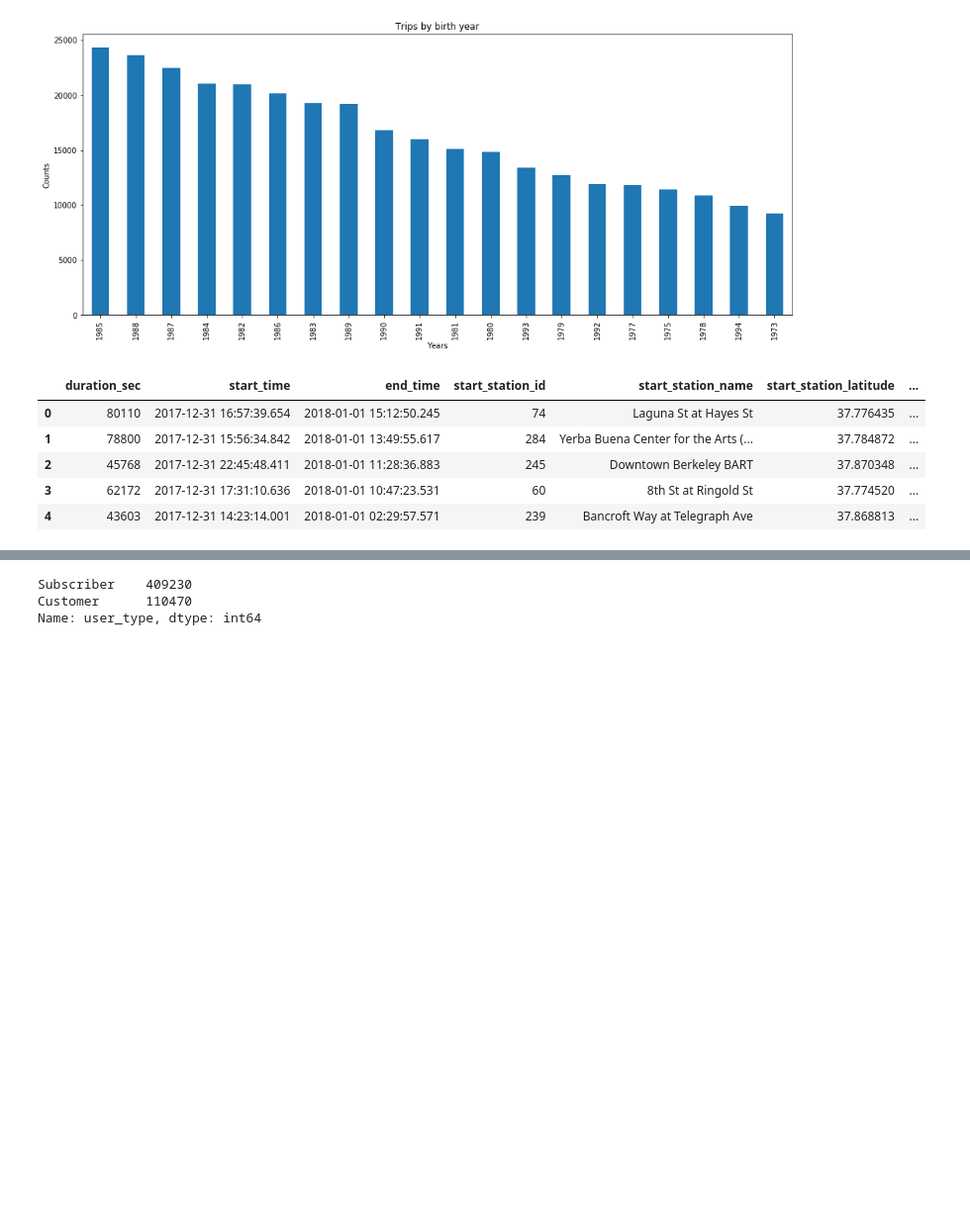
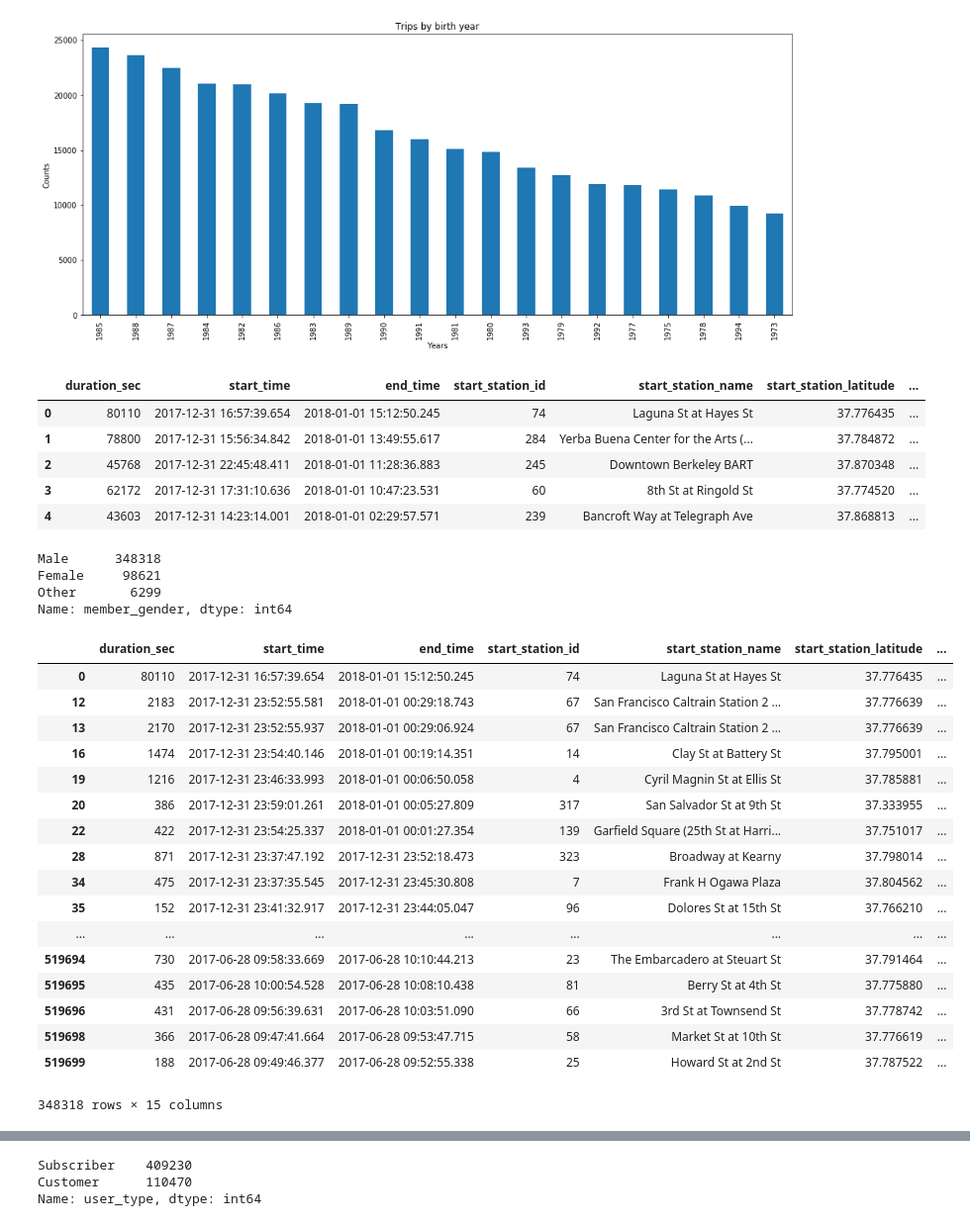
Before and after one commit to ibragimoveldor/Data-Analyst-Projects, a Jupyter notebook: Project_5/Final_project.ipynb, the cells around one changed output, grey strips where cells are left out. Shown at 99% size. Cells and saved outputs as stored; diff of their text form; code cells hidden in the pictures; blank space fills up the shorter version.

```diff
--- a/Project_5/Final_project.ipynb
+++ b/Project_5/Final_project.ipynb
@@ -177,3 +177,34 @@ bike.head()
 | 2 | 45768 | 2017-12-31 22:45:48.411 | 2018-01-01 11:28:36.883 | 245 | Downtown Berkeley BART | 37.870348 | ... |
 | 3 | 62172 | 2017-12-31 17:31:10.636 | 2018-01-01 10:47:23.531 | 60 | 8th St at Ringold St | 37.774520 | ... |
 | 4 | 43603 | 2017-12-31 14:23:14.001 | 2018-01-01 02:29:57.571 | 239 | Bancroft Way at Telegraph Ave | 37.868813 | ... |
+# %%
+bike.member_gender.value_counts()
+# %% [output]
+Male      348318
+Female     98621
+Other       6299
+Name: member_gender, dtype: int64
+# %%
+male_time = bike[bike['member_gender'] == 'Male']
+female_time = bike[bike['member_gender'] == 'Female']
+
+male_time
+# %% [output]
+|  | duration_sec | start_time | end_time | start_station_id | start_station_name | start_station_latitude | ... |
+| 0 | 80110 | 2017-12-31 16:57:39.654 | 2018-01-01 15:12:50.245 | 74 | Laguna St at Hayes St | 37.776435 | ... |
+| 12 | 2183 | 2017-12-31 23:52:55.581 | 2018-01-01 00:29:18.743 | 67 | San Francisco Caltrain Station 2 ... | 37.776639 | ... |
+| 13 | 2170 | 2017-12-31 23:52:55.937 | 2018-01-01 00:29:06.924 | 67 | San Francisco Caltrain Station 2 ... | 37.776639 | ... |
+| 16 | 1474 | 2017-12-31 23:54:40.146 | 2018-01-01 00:19:14.351 | 14 | Clay St at Battery St | 37.795001 | ... |
+| 19 | 1216 | 2017-12-31 23:46:33.993 | 2018-01-01 00:06:50.058 | 4 | Cyril Magnin St at Ellis St | 37.785881 | ... |
+| 20 | 386 | 2017-12-31 23:59:01.261 | 2018-01-01 00:05:27.809 | 317 | San Salvador St at 9th St | 37.333955 | ... |
+| 22 | 422 | 2017-12-31 23:54:25.337 | 2018-01-01 00:01:27.354 | 139 | Garfield Square (25th St at Harri... | 37.751017 | ... |
+| 28 | 871 | 2017-12-31 23:37:47.192 | 2017-12-31 23:52:18.473 | 323 | Broadway at Kearny | 37.798014 | ... |
+| 34 | 475 | 2017-12-31 23:37:35.545 | 2017-12-31 23:45:30.808 | 7 | Frank H Ogawa Plaza | 37.804562 | ... |
+| 35 | 152 | 2017-12-31 23:41:32.917 | 2017-12-31 23:44:05.047 | 96 | Dolores St at 15th St | 37.766210 | ... |
+| ... | ... | ... | ... | ... | ... | ... | ... |
+| 519694 | 730 | 2017-06-28 09:58:33.669 | 2017-06-28 10:10:44.213 | 23 | The Embarcadero at Steuart St | 37.791464 | ... |
+| 519695 | 435 | 2017-06-28 10:00:54.528 | 2017-06-28 10:08:10.438 | 81 | Berry St at 4th St | 37.775880 | ... |
+| 519696 | 431 | 2017-06-28 09:56:39.631 | 2017-06-28 10:03:51.090 | 66 | 3rd St at Townsend St | 37.778742 | ... |
+| 519698 | 366 | 2017-06-28 09:47:41.664 | 2017-06-28 09:53:47.715 | 58 | Market St at 10th St | 37.776619 | ... |
+| 519699 | 188 | 2017-06-28 09:49:46.377 | 2017-06-28 09:52:55.338 | 25 | Howard St at 2nd St | 37.787522 | ... |
+348318 rows × 15 columns
```
Also changed, not shown: parts of 6 cells of this notebook.
